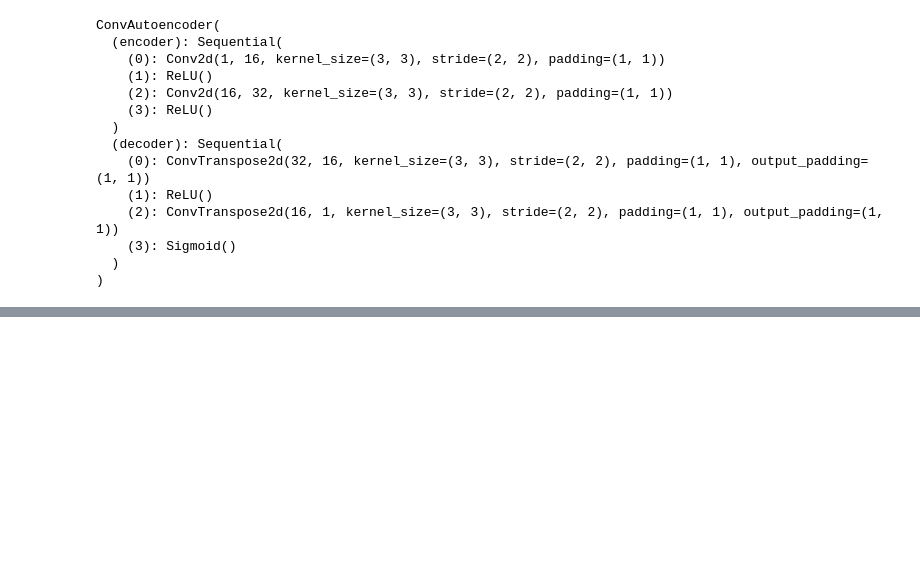
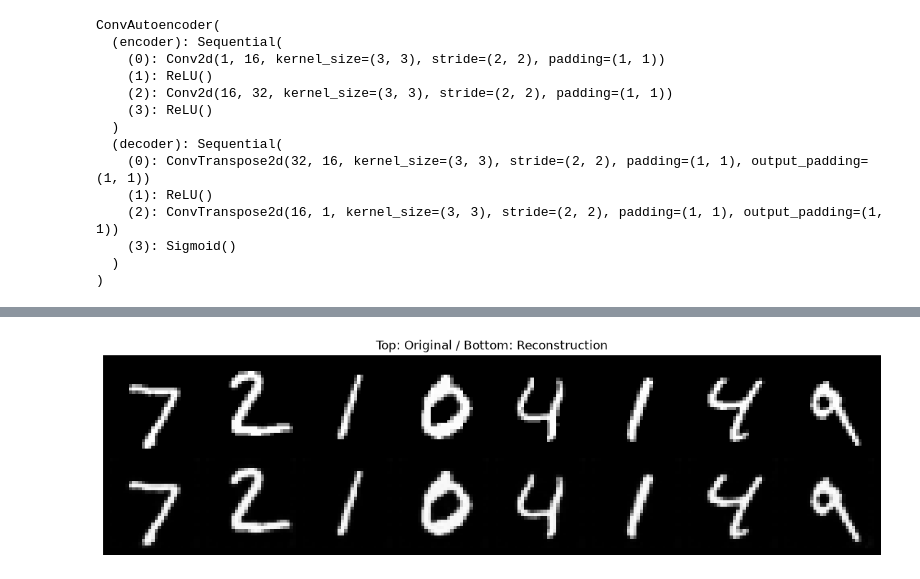
Before and after one commit to kjalh/12_NLP, a Jupyter notebook: 05_AutoEncoder.ipynb, the cells around one changed output, grey strips where cells are left out. Drawn from its saved outputs; the diff is of its cells as text; code cells hidden in the pictures; blank space fills up the shorter version.

```diff
--- a/05_AutoEncoder.ipynb
+++ b/05_AutoEncoder.ipynb
@@ -147,0 +194,23 @@ ConvAutoencoder(
+# %%
+@torch.no_grad()
+def show_reconstructions(model, loader, device, n=8):
+    model.eval()
+    x, _ = next(iter(loader))
+    x = x[:n].to(device)
+
+    _, x_hat = model(x)
+
+    comparison = torch.cat([x.cpu(), x_hat.cpu()], dim=0)
+    grid = make_grid(comparison, nrow=n, padding=2)
+
+    plt.figure(figsize=(14, 4))
+    plt.imshow(grid.permute(1, 2, 0).squeeze(), cmap="gray")
+    plt.axis("off")
+    plt.title("Top: Original / Bottom: Reconstruction")
+    plt.show()
+
+show_reconstructions(model, test_loader, DEVICE)
+
+# 결과에서 위해 행이 원본 아래 행이 오토인코더임
+# %% [output]
+[figure, added]
```
Also changed, not shown: parts of 2 cells of this notebook.
